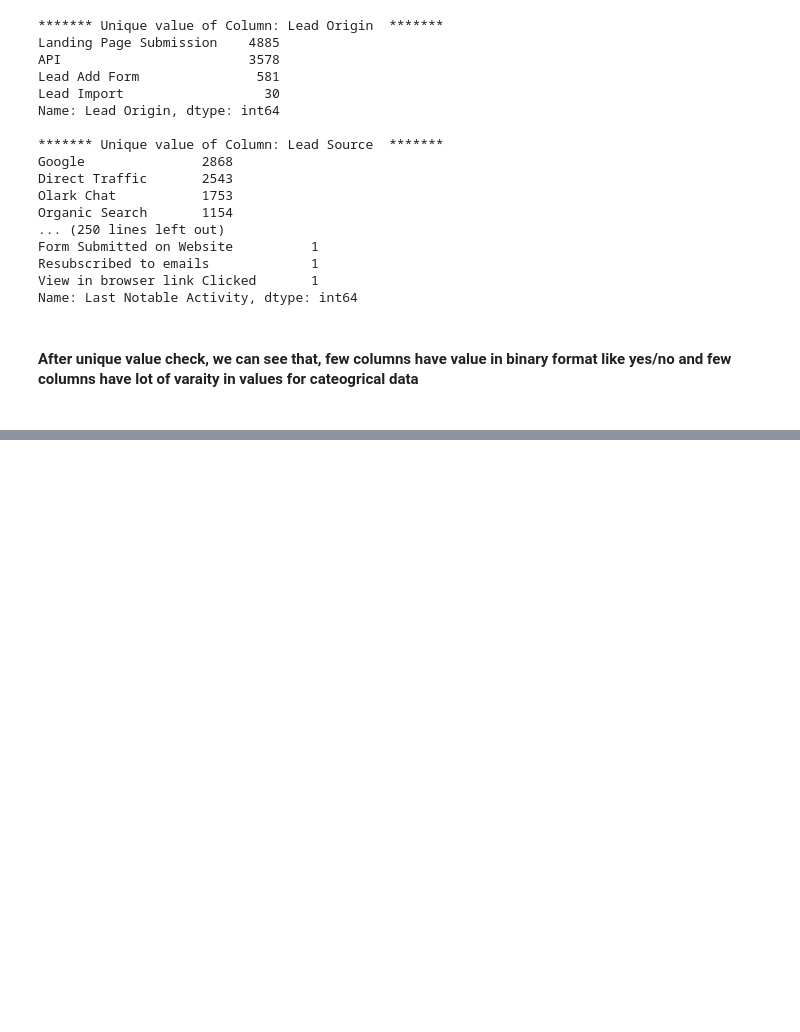
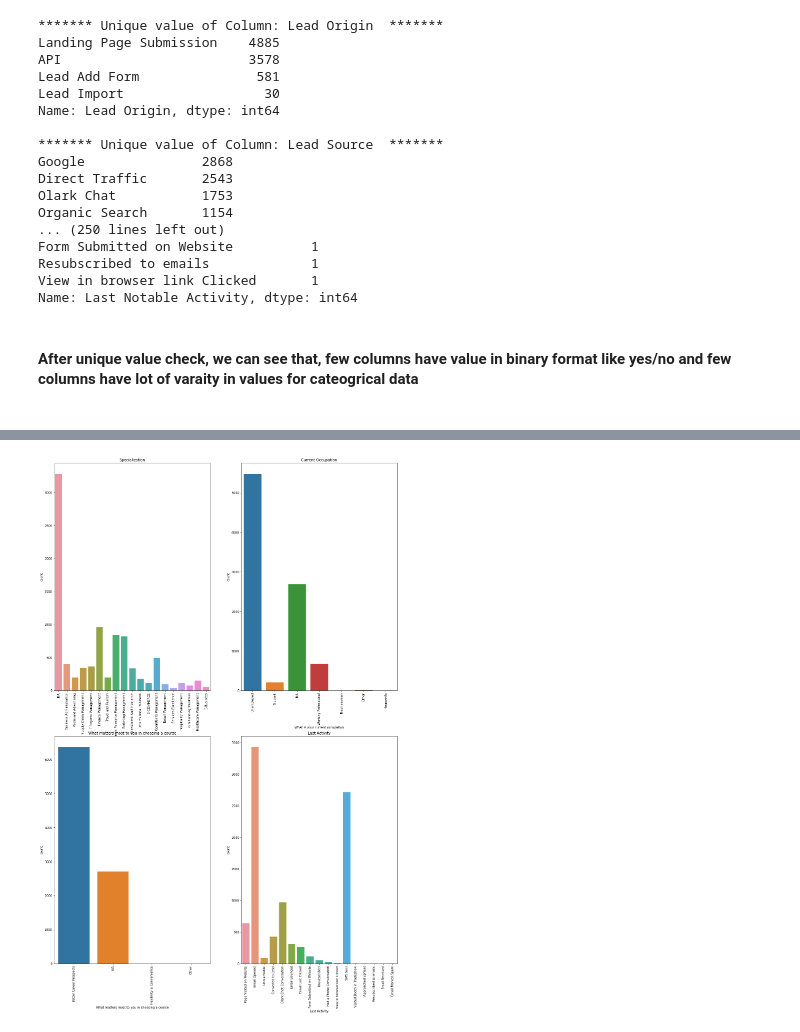
Before and after one commit to rohitmishra6300/leadScoreCaseStudy, a Jupyter notebook: scoreModel.ipynb, the cells around one changed output, grey strips where cells are left out. Drawn from its saved outputs; the diff is of its cells as text; code cells hidden in the pictures; blank space fills up the shorter version.

```diff
--- a/scoreModel.ipynb
+++ b/scoreModel.ipynb
@@ -317,0 +422,17 @@ Name: Last Notable Activity, dtype: int64
+# %%
+plt.figure(figsize = (20,30))
+plt.subplot(2,2,1)
+sns.countplot(leadDf['Specialization']).tick_params(axis='x', rotation = 90)
+plt.title('Specialization')
+plt.subplot(2,2,2)
+sns.countplot(leadDf['What is your current occupation']).tick_params(axis='x', rotation = 90)
+plt.title('Current Occupation')
+plt.subplot(2,2,3)
+sns.countplot(leadDf['What matters most to you in choosing a course']).tick_params(axis='x', rotation = 90)
+plt.title('What matters most to you in choosing a course')
+plt.subplot(2,2,4)
+sns.countplot(leadDf['Last Activity']).tick_params(axis='x', rotation = 90)
+plt.title('Last Activity')
+plt.show()
+# %% [output]
+[figure, added]
```
Also changed, not shown: parts of 160 cells of this notebook.
